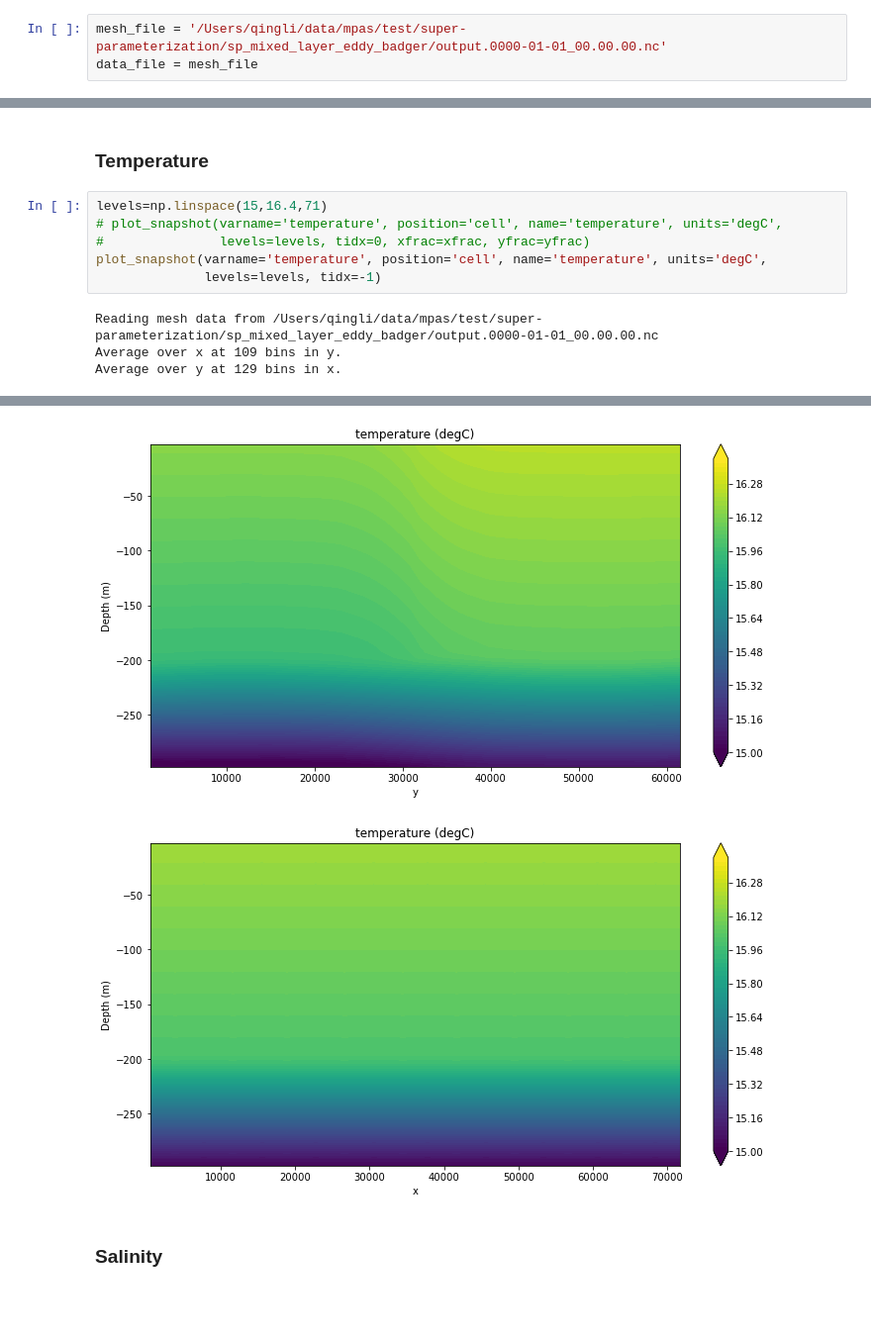
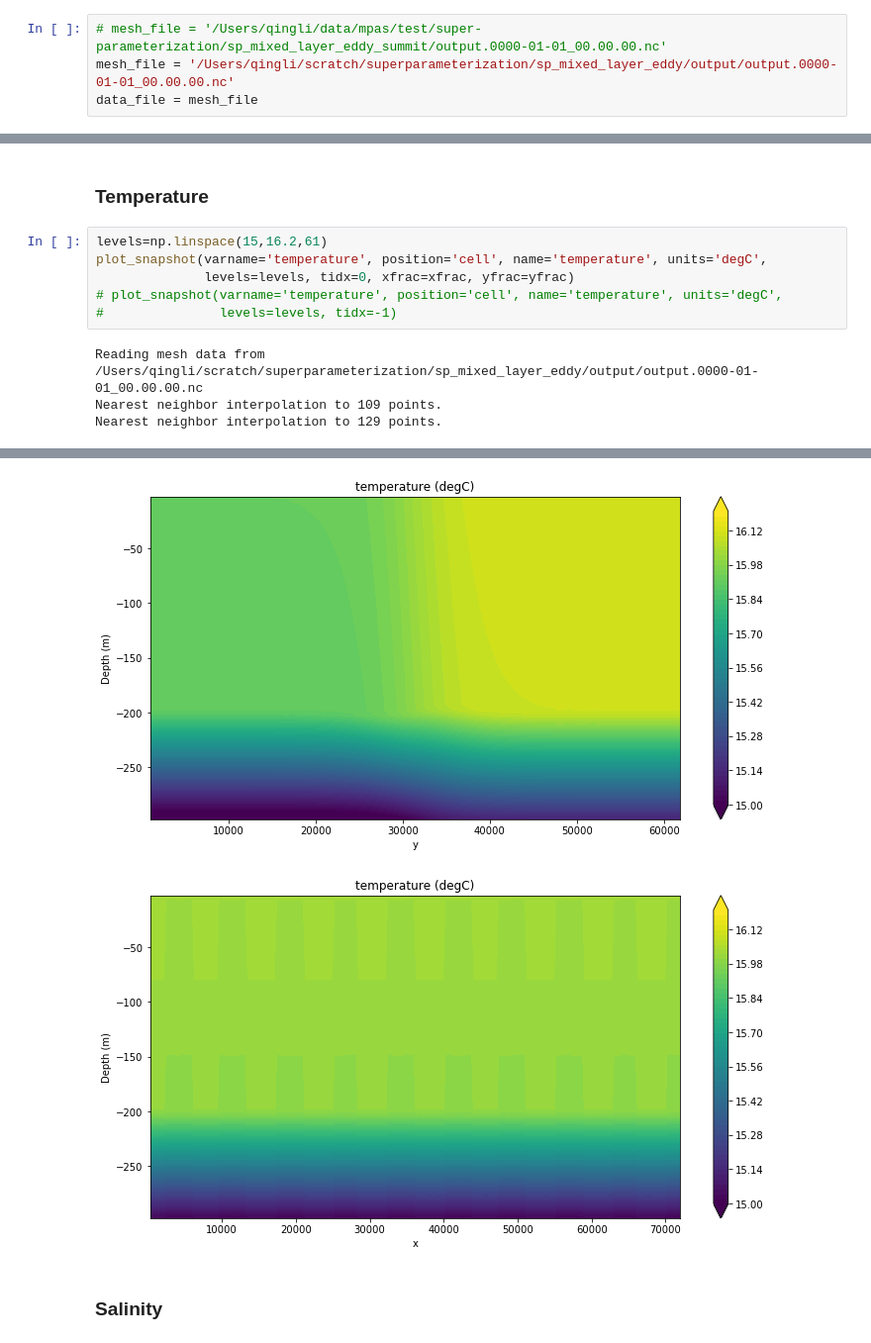
Before and after one commit to qingli411/mpasanalysis, a Jupyter notebook: plot_SuperParam_MLE.ipynb, the cells around one changed output, grey strips where cells are left out. Shown at 99% size. Saved outputs shown, nothing was run; the diff lists cells and outputs as text; blank space fills up the shorter version.

```diff
--- a/plot_SuperParam_MLE.ipynb
+++ b/plot_SuperParam_MLE.ipynb
@@ -3,7 +3,8 @@ import sys
 from mpasanalysis import *
 %matplotlib inline
 # %%
-mesh_file = '/Users/qingli/data/mpas/test/super-parameterization/sp_mixed_layer_eddy_badger/output.0000-01-01_00.00.00.nc'
+# mesh_file = '/Users/qingli/data/mpas/test/super-parameterization/sp_mixed_layer_eddy_summit/output.0000-01-01_00.00.00.nc'
+mesh_file = '/Users/qingli/scratch/superparameterization/sp_mixed_layer_eddy/output/output.0000-01-01_00.00.00.nc'
 data_file = mesh_file
 # %%
 mpas_data = MPASOData(filepath=data_file, filepath_mesh=mesh_file)
@@ -60,12 +61,12 @@ yfrac = 0.5
 # %% [markdown]
 ### Temperature
 # %%
-levels=np.linspace(15,16.4,71)
+levels=np.linspace(15,16.2,61)
+plot_snapshot(varname='temperature', position='cell', name='temperature', units='degC',
+              levels=levels, tidx=0, xfrac=xfrac, yfrac=yfrac)
 # plot_snapshot(varname='temperature', position='cell', name='temperature', units='degC',
-#               levels=levels, tidx=0, xfrac=xfrac, yfrac=yfrac)
-plot_snapshot(varname='temperature', position='cell', name='temperature', units='degC',
-              levels=levels, tidx=-1)
+#               levels=levels, tidx=-1)
 # %% [output]
-Reading mesh data from /Users/qingli/data/mpas/test/super-parameterization/sp_mixed_layer_eddy_badger/output.0000-01-01_00.00.00.nc
-Average over x at 109 bins in y.
-Average over y at 129 bins in x.
+Reading mesh data from /Users/qingli/scratch/superparameterization/sp_mixed_layer_eddy/output/output.0000-01-01_00.00.00.nc
+Nearest neighbor interpolation to 109 points.
+Nearest neighbor interpolation to 129 points.
@@ -73,5 +74,5 @@ Average over y at 129 bins in x.
-[figure, old version]
+[figure, new version]
-[figure, old version]
+[figure, new version]
 # %% [markdown]
 ### Salinity
 # %%
```
Also changed, not shown: parts of 7 cells of this notebook, 1 other file.
